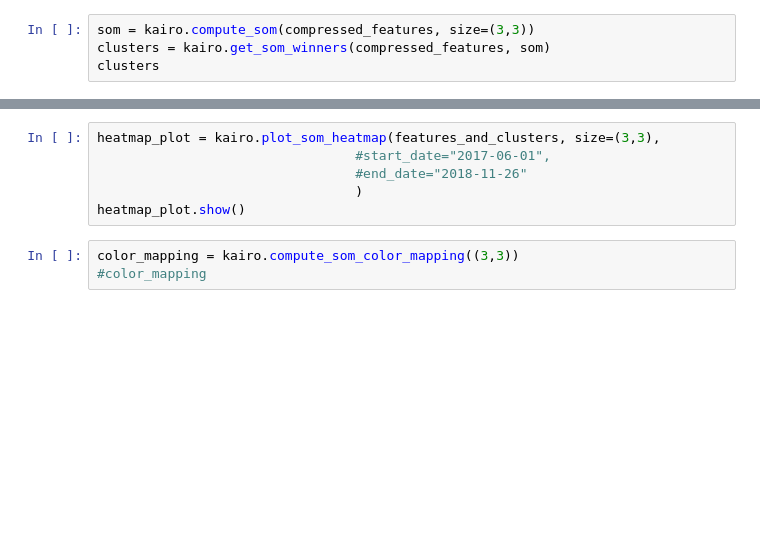
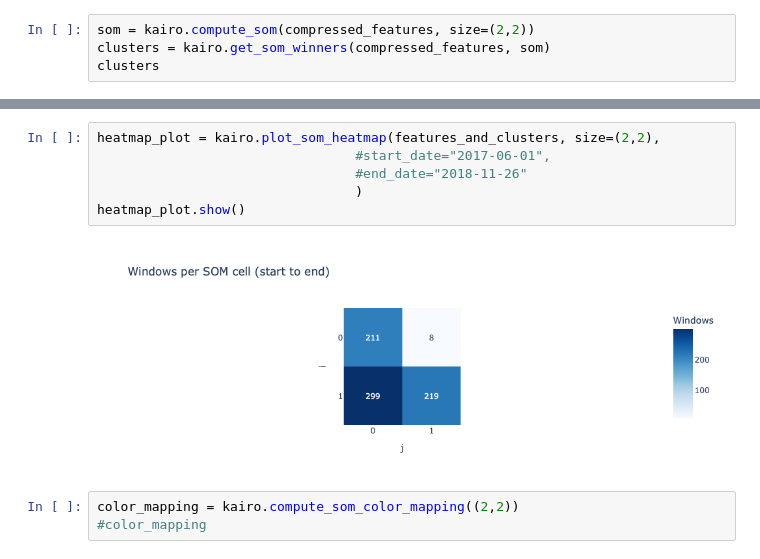
Before and after one commit to boraderen/thesis, a Jupyter notebook: notebooks/inter_som.ipynb, the cells around one changed output, grey strips where cells are left out. Cells and saved outputs as stored; diff of their text form; blank space fills up the shorter version.

```diff
--- a/notebooks/inter_som.ipynb
+++ b/notebooks/inter_som.ipynb
@@ -51,4 +125,4 @@ pca_plot_cut.show()
 # %%
-som = kairo.compute_som(compressed_features, size=(3,3))
+som = kairo.compute_som(compressed_features, size=(2,2))
 clusters = kairo.get_som_winners(compressed_features, som)
 clusters
@@ -67,11 +184,13 @@ u_matrix_plot.show()
 # %%
-heatmap_plot = kairo.plot_som_heatmap(features_and_clusters, size=(3,3),
+heatmap_plot = kairo.plot_som_heatmap(features_and_clusters, size=(2,2),
                                  #start_date="2017-06-01",
                                  #end_date="2018-11-26"
                                  )
 heatmap_plot.show()
+# %% [output]
+[figure, added]
 # %%
-color_mapping = kairo.compute_som_color_mapping((3,3))
+color_mapping = kairo.compute_som_color_mapping((2,2))
 #color_mapping
 # %%
 state_colors_plot = kairo.plot_som_colors(features_and_clusters, color_mapping)
```
Also changed, not shown: parts of 35 cells of this notebook, 6 other files.
